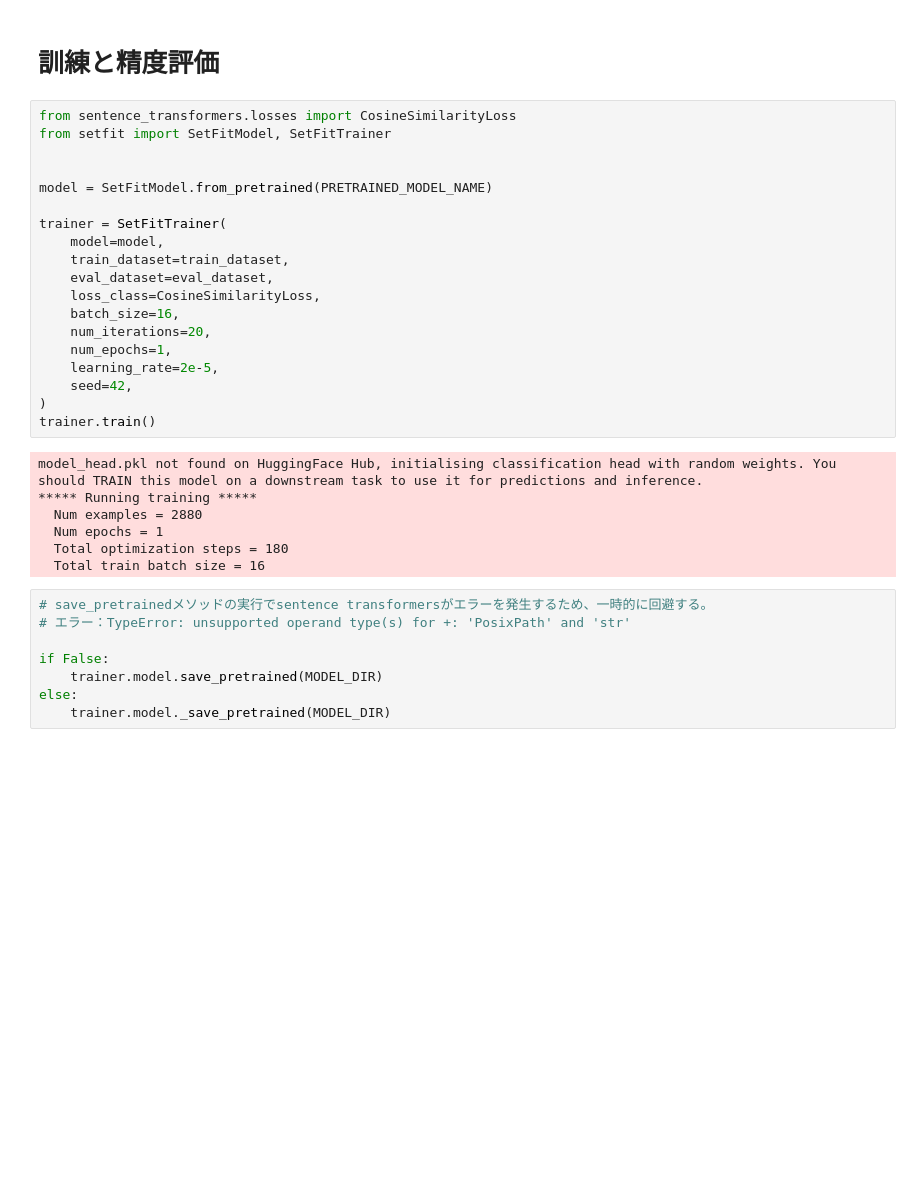
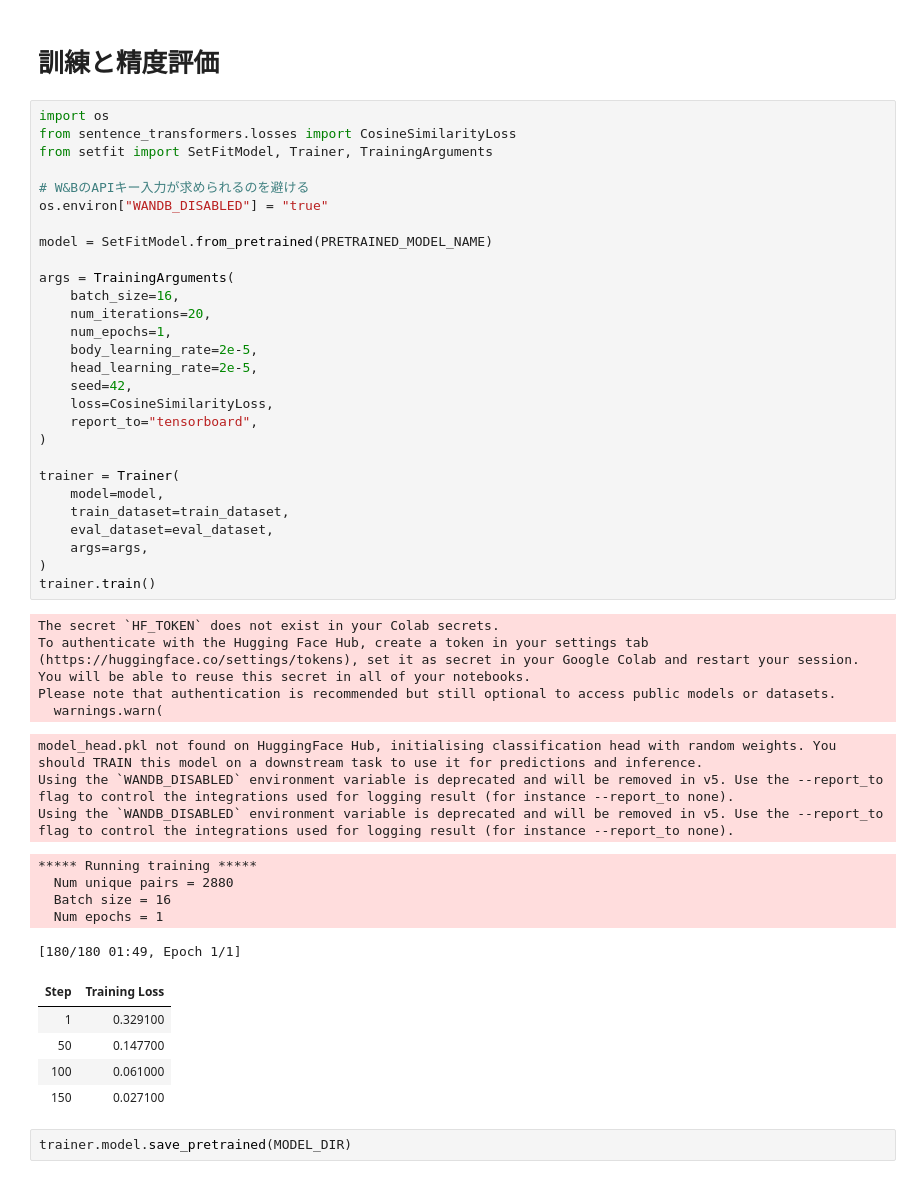
Before and after one commit to sonoisa/misc, a Jupyter notebook: nlp/SetFit_japanese_document_classification.ipynb, the cells around one changed output. Saved outputs shown, nothing was run; the diff lists cells and outputs as text; blank space fills up the shorter version.

```diff
--- a/nlp/SetFit_japanese_document_classification.ipynb
+++ b/nlp/SetFit_japanese_document_classification.ipynb
@@ -294,39 +289,54 @@ train_dataset: 72
 # %% [markdown]
 # 訓練と精度評価
 # %%
+import os
 from sentence_transformers.losses import CosineSimilarityLoss
-from setfit import SetFitModel, SetFitTrainer
+from setfit import SetFitModel, Trainer, TrainingArguments
 
+# W&BのAPIキー入力が求められるのを避ける
+os.environ["WANDB_DISABLED"] = "true"
 
 model = SetFitModel.from_pretrained(PRETRAINED_MODEL_NAME)
 
-trainer = SetFitTrainer(
+args = TrainingArguments(
+    batch_size=16,
+    num_iterations=20,
+    num_epochs=1,
+    body_learning_rate=2e-5,
+    head_learning_rate=2e-5,
+    seed=42,
+    loss=CosineSimilarityLoss,
+    report_to="tensorboard",
+)
+
+trainer = Trainer(
     model=model,
     train_dataset=train_dataset,
     eval_dataset=eval_dataset,
-    loss_class=CosineSimilarityLoss,
-    batch_size=16,
-    num_iterations=20,
-    num_epochs=1,
-    learning_rate=2e-5,
-    seed=42,
+    args=args,
 )
 trainer.train()
 # %% [output]
-model_head.pkl not found on HuggingFace Hub, initialising classification head with random weights. You should TRAIN this model on a downstream task to use it for predictions and inference.
-***** Running training *****
-  Num examples = 2880
-  Num epochs = 1
-  Total optimization steps = 180
-  Total train batch size = 16
+The secret `HF_TOKEN` does not exist in your Colab secrets.
+To authenticate with the Hugging Face Hub, create a token in your settings tab (https://huggingface.co/settings/tokens), set it as secret in your Google Colab and restart your session.
+You will be able to reuse this secret in all of your notebooks.
+Please note that authentication is recommended but still optional to access public models or datasets.
+  warnings.warn(
+model_head.pkl not found on HuggingFace Hub, initialising classification head with random weights. You should TRAIN this model on a downstream task to use it for predictions and inference.
+Using the `WANDB_DISABLED` environment variable is deprecated and will be removed in v5. Use the --report_to flag to control the integrations used for logging result (for instance --report_to none).
+Using the `WANDB_DISABLED` environment variable is deprecated and will be removed in v5. Use the --report_to flag to control the integrations used for logging result (for instance --report_to none).
+***** Running training *****
+  Num unique pairs = 2880
+  Batch size = 16
+  Num epochs = 1
+[180/180 01:49, Epoch 1/1]
+| Step | Training Loss |
+| 1 | 0.329100 |
+| 50 | 0.147700 |
+| 100 | 0.061000 |
+| 150 | 0.027100 |
-# %%
-# save_pretrainedメソッドの実行でsentence transformersがエラーを発生するため、一時的に回避する。
-# エラー：TypeError: unsupported operand type(s) for +: 'PosixPath' and 'str'
-
-if False:
-    trainer.model.save_pretrained(MODEL_DIR)
-else:
-    trainer.model._save_pretrained(MODEL_DIR)
+# %%
+trainer.model.save_pretrained(MODEL_DIR)
 # %%
 metrics = trainer.evaluate()
 print(metrics)
```
Also changed, not shown: parts of 6 cells of this notebook, 1 other file.
